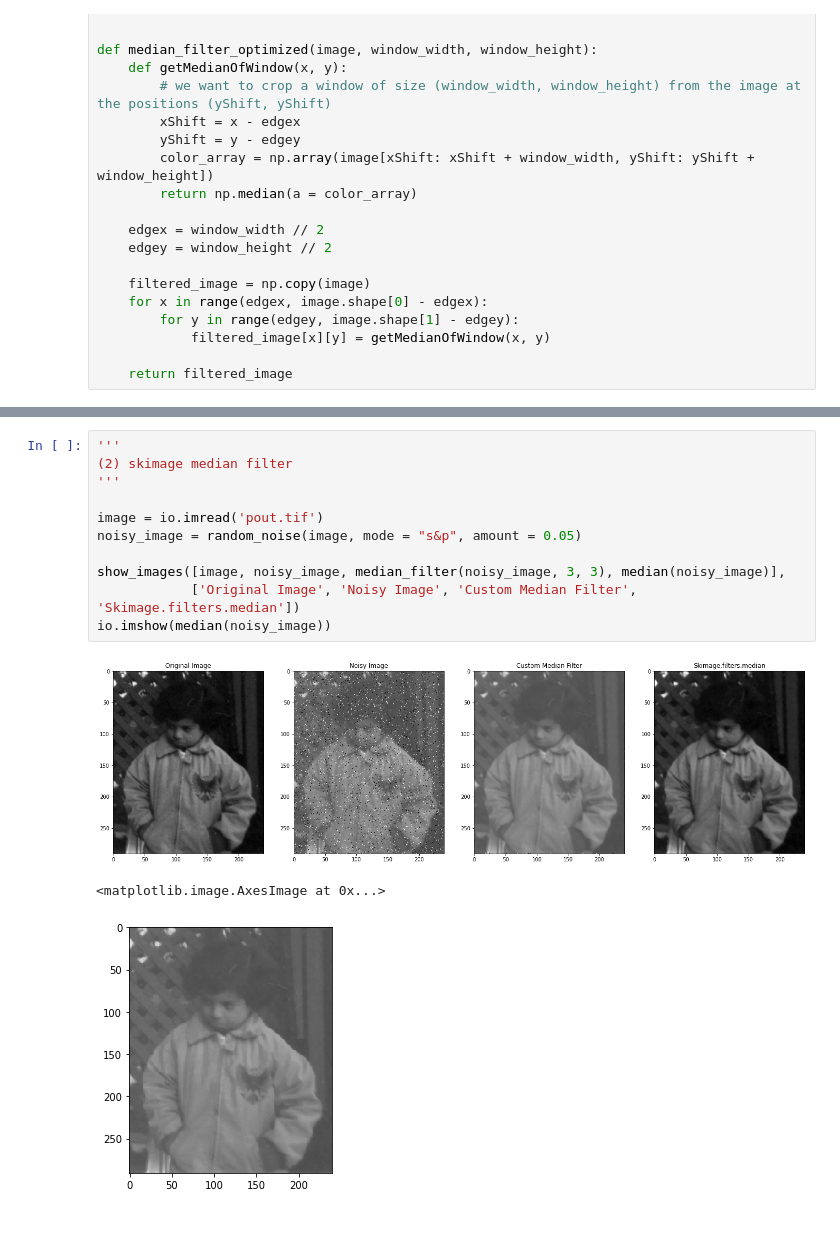
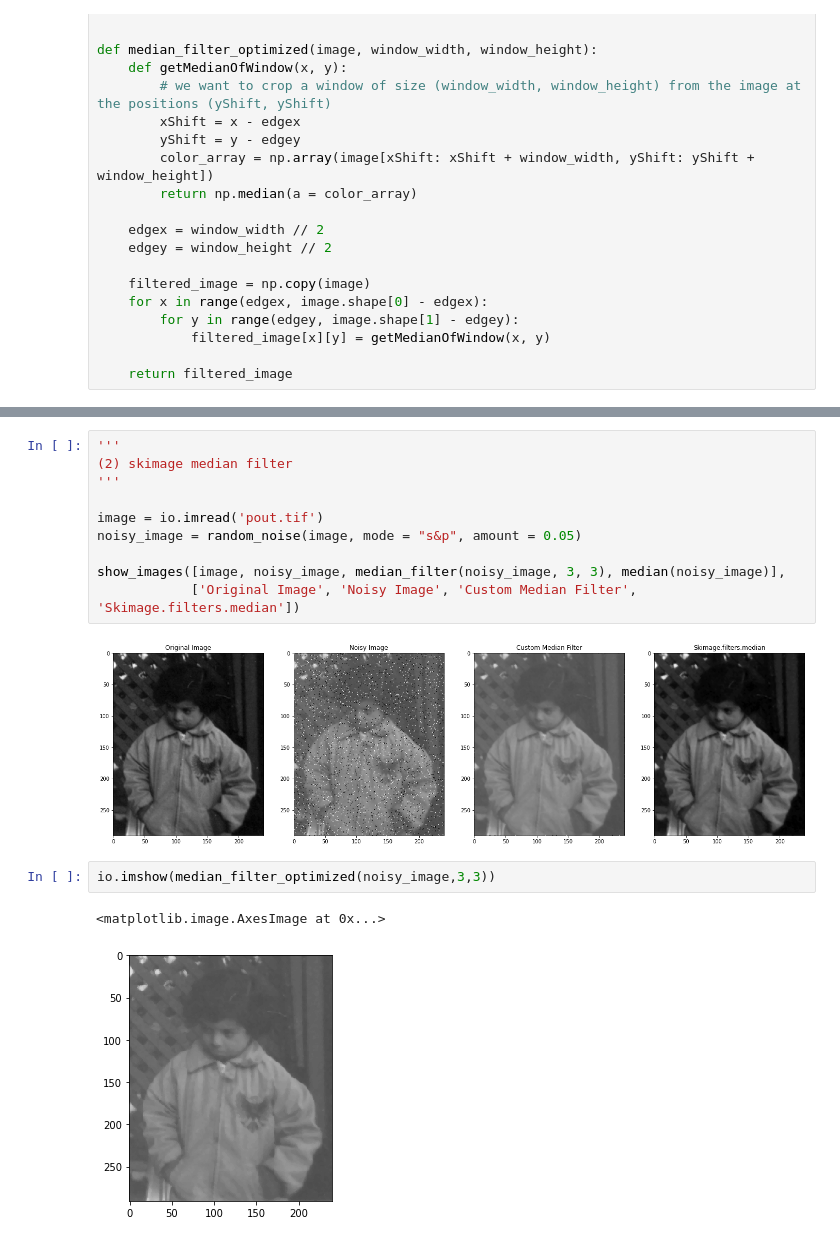
Before and after one commit to We2Am-BaSsem/IP-Labs, a Jupyter notebook: Lab03/Lab_Smoothing_STD.ipynb, the cells around one changed output, grey strips where cells are left out. Saved outputs shown, nothing was run; the diff lists cells and outputs as text.

```diff
--- a/Lab03/Lab_Smoothing_STD.ipynb
+++ b/Lab03/Lab_Smoothing_STD.ipynb
@@ -80,8 +77,10 @@ noisy_image = random_noise(image, mode = "s&p", amount = 0.05)
 
 show_images([image, noisy_image, median_filter(noisy_image, 3, 3), median(noisy_image)],
             ['Original Image', 'Noisy Image', 'Custom Median Filter', 'Skimage.filters.median'])
-io.imshow(median(noisy_image))
 # %% [output]
 [figure]
-<matplotlib.image.AxesImage at 0x...>
-[figure, removed]
+# %%
+io.imshow(median_filter_optimized(noisy_image,3,3))
+# %% [output]
+<matplotlib.image.AxesImage at 0x...>
+[figure, added]
```
Also changed, not shown: parts of 3 cells of this notebook, 2 other files.
